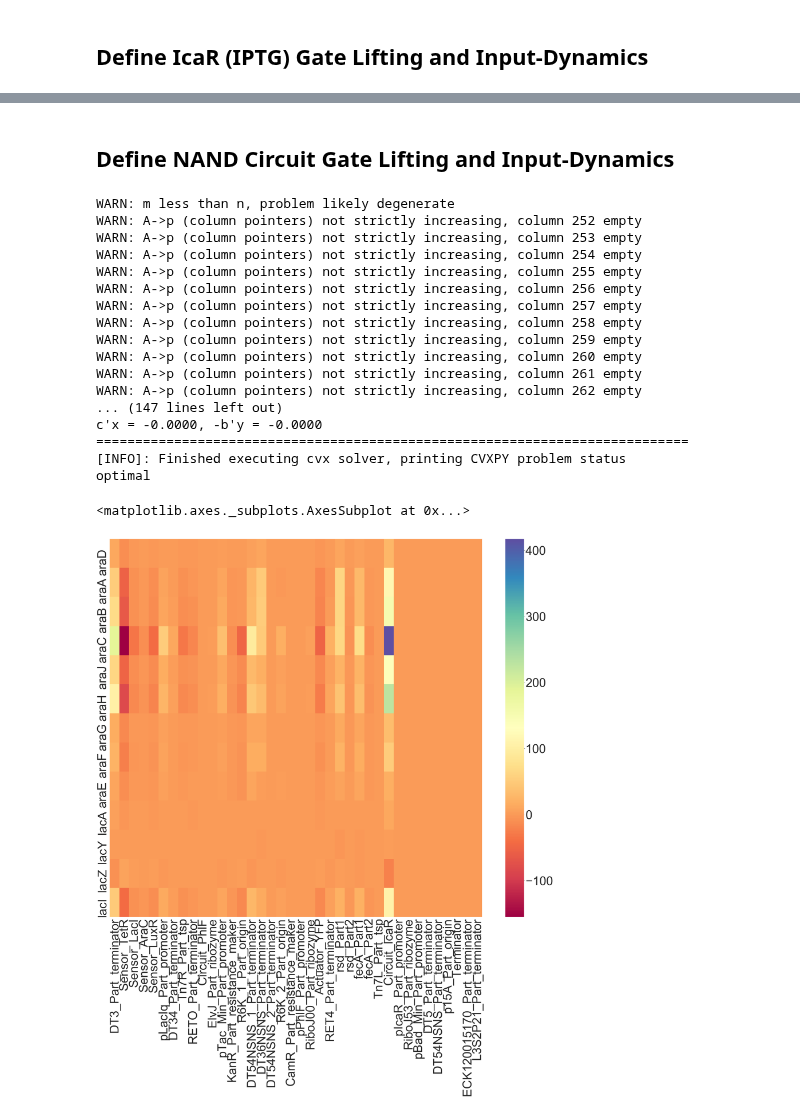
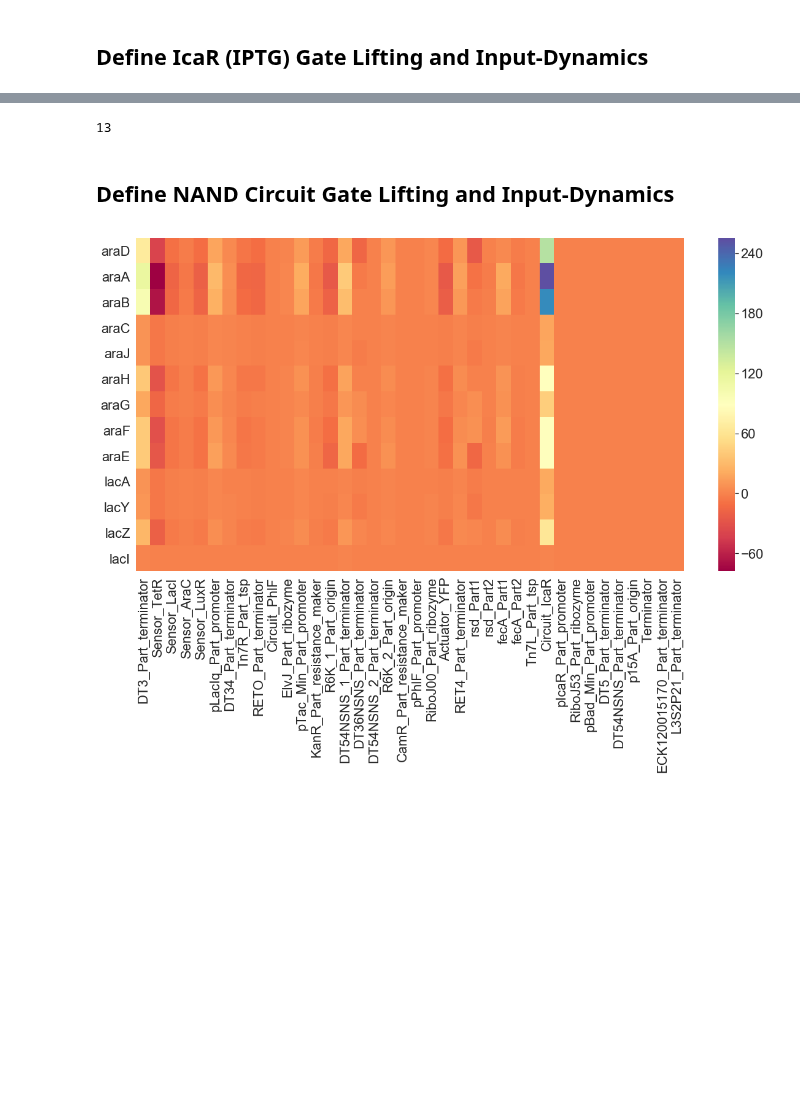
Before and after one commit to YeungRepo/darpa-sd2, a Jupyter notebook: structuredDMD/v0_code/KOp_sDMD_Final.ipynb, the cells around one changed output, grey strips where cells are left out. Drawn from its saved outputs; the diff is of its cells as text; code cells hidden in the pictures; blank space fills up the shorter version.

```diff
--- a/structuredDMD/v0_code/KOp_sDMD_Final.ipynb
+++ b/structuredDMD/v0_code/KOp_sDMD_Final.ipynb
@@ -576,6 +585,7 @@ def train_Append_Input_Koopman(Xf,Xp,unl_Up,unl_UAmend,this_InputKoopmanModel,Am
 
 #%autoreload
 # %%
+blockPrint()
 def calc_Koopman(Yf,Yp,flag=1,lambda_val=0.0):
     #solver_instance = cvxpy.CVXOPT;
     solver_instance = cvxpy.SCS;
@@ -616,7 +626,7 @@ def calc_Koopman(Yf,Yp,flag=1,lambda_val=0.0):
         objective = Minimize(norm2_fit_term + norm1_term)
         constraints = [];
         prob = Problem(objective,constraints);
-        result = prob.solve(verbose=True,solver=solver_instance,max_iters=np.int(1e7))#,reltol=1e-10,abstol=1e-10);
+        result = prob.solve(verbose=False,solver=solver_instance,max_iters=np.int(1e7))#,reltol=1e-10,abstol=1e-10);
         print("[INFO]: Finished executing cvx solver, printing CVXPY problem status")
         print(prob.status);
         K = operator.value;
@@ -626,7 +636,7 @@ def calc_Koopman(Yf,Yp,flag=1,lambda_val=0.0):
         objective = Minimize(cvxpynorm(operator,2))
         constraints = [cvxpynorm(Yf-operator*Yp,'fro')/cvxpynorm(Yf,'fro')<0.01 ]
         prob = Problem(objective, constraints)
-        result = prob.solve(verbose=True)#(solver=solver_instance);
+        result = prob.solve(verbose=False)#(solver=solver_instance);
         print(prob.status);
         K = operator.value;
 
@@ -1201,3 +1288,31 @@ optimal
+# %%
+# how many nonzero terms in Circuit_IcaR
+for ind in range(0,len(circuit_names)):
+    if circuit_names[ind] == 'Circuit_IcaR':
+        icar_ind = ind
+
+K_icar_count = K_icar[:,icar_ind]
+count_icar = 0
+for ind in range(0,len(K_icar_count)):
+    if K_icar_count[ind] > 0:
+        count_icar = count_icar + 1
+
+# how many nonzero terms in Circuit_PhlF
+for ind in range(0,len(circuit_names)):
+    if circuit_names[ind] == 'Circuit_PhlF':
+        phlf_ind = ind
+
+K_phlf_count = K_phlf[:,phlf_ind]
+count_phlf = 0
+for ind in range(0,len(K_phlf_count)):
+    if K_phlf_count[ind] > 0:
+        count_phlf = count_phlf + 1
+
+# count_phlf
+count_icar
+# len(K_icar_count)
+# %% [output]
+13
 # %% [markdown]
 ## Define NAND Circuit Gate Lifting and Input-Dynamics
 # %%
@@ -1280,52 +1395,39 @@ if viz_this_set:
     plt.figure()
     plt.scatter(mu_t1,mu_t2)
     plt.ylim([0.0,1.0])
     plt.xlim([0.0,1.0])
 
 
 Yp_data = np.zeros((len(common_indices),len(low_cv_reps)))
 Yf_data = np.zeros((len(common_indices),len(low_cv_reps)))
 Up_data = 1e0*np.ones((1,len(low_cv_reps)));
 PsiUp_Gate = np.zeros( (InputLifting.return_dim(),len(low_cv_reps)));
 for ind in range(0,len(low_cv_reps)):
     PsiUp_Gate[:,ind] = InputLifting.eval_lifting_array(T1_list.T[:,ind]).flatten();
 
 lambda_uamend_val_vec = np.std(PsiUp_Gate,axis=1);
 PsiUp_Gate_MaxDelta = np.zeros( (InputLifting.return_dim(),len(low_cv_reps)));
 for ind in range(0,len(low_cv_reps)):
     PsiUp_Gate_MaxDelta[:,ind] = InputLifting.eval_lifting_array(T1_list.T[:,ind]).flatten() + lambda_uamend_val_vec;
 
 PsiUp_Delta = PsiUp_Gate_MaxDelta-PsiUp_Gate;
 for col_ind in low_cv_reps:
     Yp_data[:,col_ind_map[col_ind]] = T1_list_log_norm.T[common_indices,col_ind];
     Yf_data[:,col_ind_map[col_ind]]= T2_list_log_norm.T[common_indices,col_ind];
 
 
 Ki = calc_Append_Input_Koopman(KM.Kol,KM.Ki,Yf_data,Yp_data,PsiUp,PsiUp_Gate,flag=2,lambda_uamend_val=lambda_uamend_val_vec,PsiUp_Delta_Mat=PsiUp_Delta)
 KM.append_input(Ki,InputLifting)
 
-import seaborn as sns
-plt.figure(figsize=(60,50))
+gain_K = np.linalg.norm(Ki,ord='fro')
+gain_K = gain_K/(Ki.shape[0]*Ki.shape[1])
+gain_K
+
+plt.figure(figsize=(20,10))
+sns.set(font_scale=2)
 all_gene_labels = [all_genes[elem] for elem in common_indices]
-
 sns.heatmap(Ki,cmap='Spectral',xticklabels=Circuit_Gene_Names,yticklabels=all_gene_labels)
+save_results_to = '/Users/aqib/Desktop/UCSB/Research/WorkWithEY/structuredDMD/figures/'
+# plt.savefig(save_results_to + 'K_NAND.eps', dpi = 100, bbox_inches='tight')
 # %% [output]
-WARN: m less than n, problem likely degenerate
-WARN: A->p (column pointers) not strictly increasing, column 252 empty
-WARN: A->p (column pointers) not strictly increasing, column 253 empty
-WARN: A->p (column pointers) not strictly increasing, column 254 empty
-WARN: A->p (column pointers) not strictly increasing, column 255 empty
-WARN: A->p (column pointers) not strictly increasing, column 256 empty
-WARN: A->p (column pointers) not strictly increasing, column 257 empty
-WARN: A->p (column pointers) not strictly increasing, column 258 empty
-WARN: A->p (column pointers) not strictly increasing, column 259 empty
-WARN: A->p (column pointers) not strictly increasing, column 260 empty
-WARN: A->p (column pointers) not strictly increasing, column 261 empty
-WARN: A->p (column pointers) not strictly increasing, column 262 empty
-... (147 lines left out)
-c'x = -0.0000, -b'y = -0.0000
-============================================================================
-[INFO]: Finished executing cvx solver, printing CVXPY problem status
-optimal
-<matplotlib.axes._subplots.AxesSubplot at 0x...>
-[figure, old version]
+[figure, new version]
```
Also changed, not shown: parts of 12 cells of this notebook, 35 other files.
